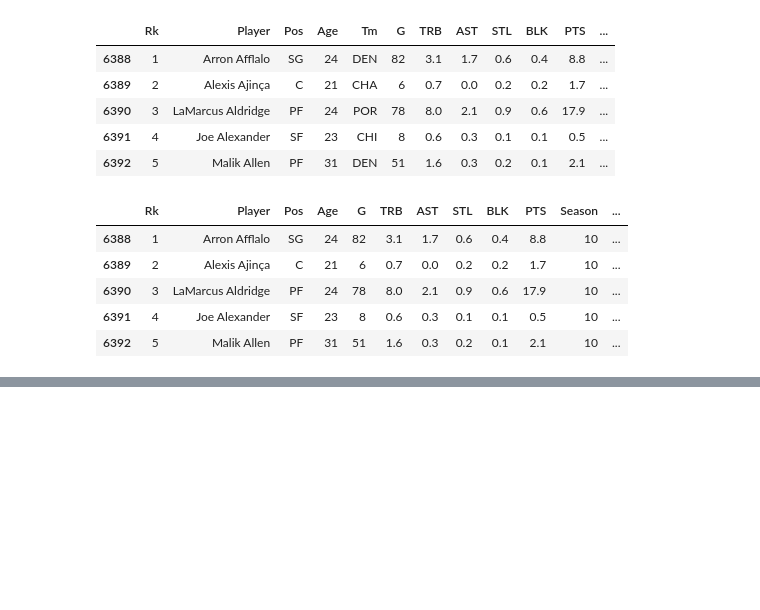
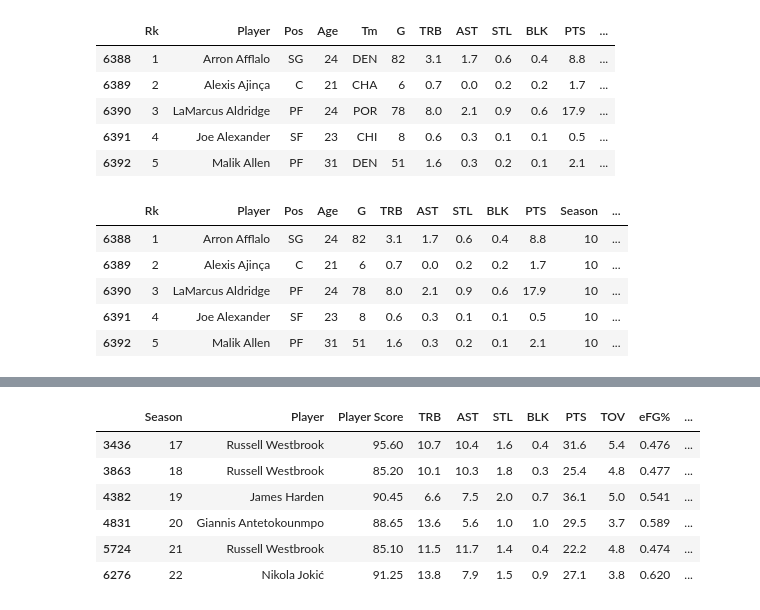
Before and after one commit to husker01/IS445_Final_Project, a Jupyter notebook: IS445_Li_Luwei_General_Public.ipynb, the cells around one changed output, grey strips where cells are left out. Saved outputs shown, nothing was run; the diff lists cells and outputs as text; code cells hidden in the pictures; blank space fills up the shorter version.

```diff
--- a/IS445_Li_Luwei_General_Public.ipynb
+++ b/IS445_Li_Luwei_General_Public.ipynb
@@ -202,0 +206,11 @@ best_players
+# %%
+filtered_best_players = best_players[best_players["Season"] > "16"]
+filtered_best_players
+# %% [output]
+|  | Season | Player | Player Score | TRB | AST | STL | BLK | PTS | TOV | eFG% | ... |
+| 3436 | 17 | Russell Westbrook | 95.60 | 10.7 | 10.4 | 1.6 | 0.4 | 31.6 | 5.4 | 0.476 | ... |
+| 3863 | 18 | Russell Westbrook | 85.20 | 10.1 | 10.3 | 1.8 | 0.3 | 25.4 | 4.8 | 0.477 | ... |
+| 4382 | 19 | James Harden | 90.45 | 6.6 | 7.5 | 2.0 | 0.7 | 36.1 | 5.0 | 0.541 | ... |
+| 4831 | 20 | Giannis Antetokounmpo | 88.65 | 13.6 | 5.6 | 1.0 | 1.0 | 29.5 | 3.7 | 0.589 | ... |
+| 5724 | 21 | Russell Westbrook | 85.10 | 11.5 | 11.7 | 1.4 | 0.4 | 22.2 | 4.8 | 0.474 | ... |
+| 6276 | 22 | Nikola Jokić | 91.25 | 13.8 | 7.9 | 1.5 | 0.9 | 27.1 | 3.8 | 0.620 | ... |
```
Also changed, not shown: parts of 10 cells of this notebook.
